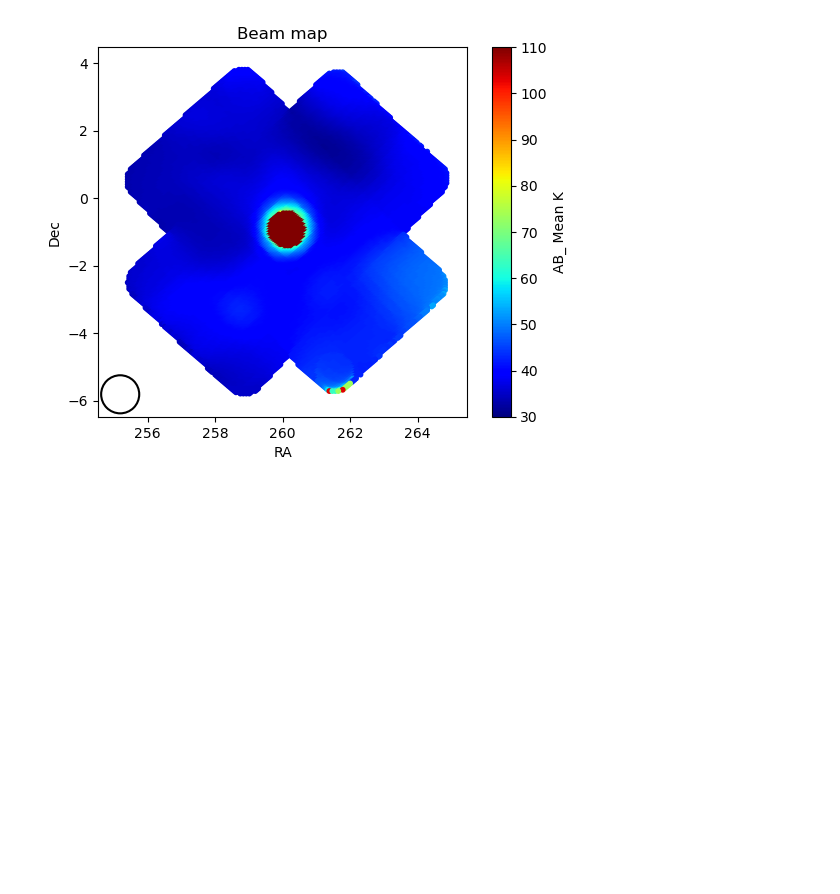
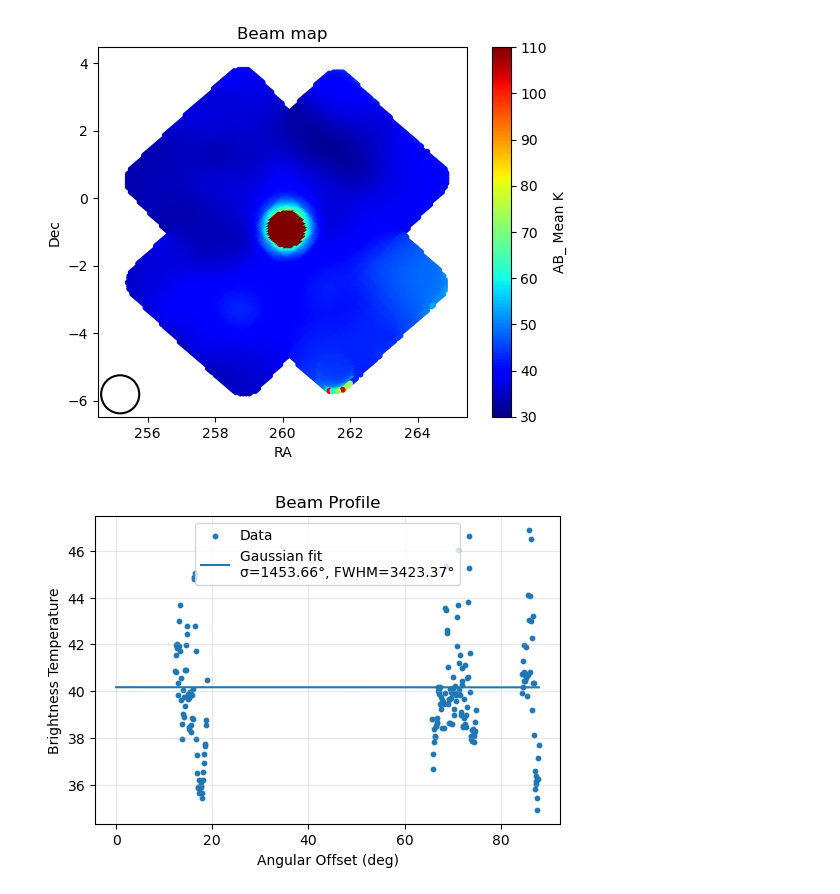
Before and after one commit to akvydula/skymap, a Jupyter notebook: notebooks/pointing_data_tests.ipynb, the cells around one changed output. Cells and saved outputs as stored; diff of their text form; code cells hidden in the pictures; blank space fills up the shorter version.

```diff
--- a/notebooks/pointing_data_tests.ipynb
+++ b/notebooks/pointing_data_tests.ipynb
@@ -125,3 +289,9 @@ title='Beam map', ra_dec_map=True)
+# %%
+bin_centers, mean_k, counts =compute_beam_histogram_test(m, attribute="AB_", source_name="3C353", bin_size_deg=0.1)
+# %%
+params = Beam.plot_beam_gaussian(bin_centers, mean_k, counts, relative_to = "mean")
+# %% [output]
+[figure, added]
 # %%
 ra_deg, dec_deg, values = m.get_map_radec_values("AB_")
 
```
Also changed, not shown: parts of 15 cells of this notebook, 7 other files.
